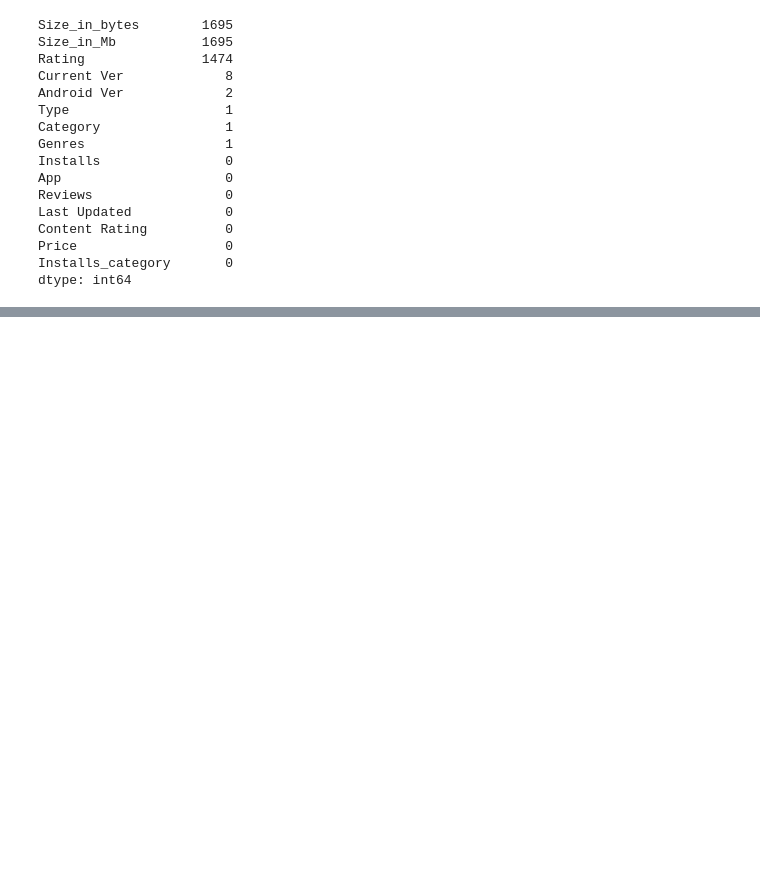
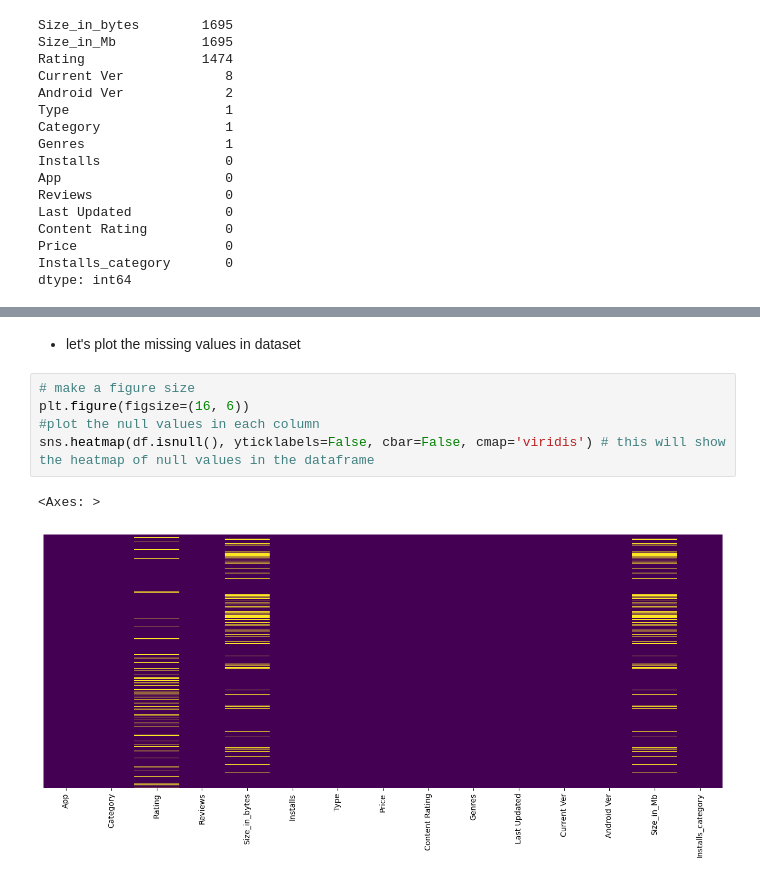
Before and after one commit to AltafHussain533/python-for-data-science, a Jupyter notebook: pandas_tips_trick/05_complete_EDA_google_playstore_data.ipynb, the cells around one changed output, grey strips where cells are left out. Drawn from its saved outputs; the diff is of its cells as text; blank space fills up the shorter version.

```diff
--- a/pandas_tips_trick/05_complete_EDA_google_playstore_data.ipynb
+++ b/pandas_tips_trick/05_complete_EDA_google_playstore_data.ipynb
@@ -464,0 +488,10 @@ dtype: int64
+# %% [markdown]
+- let's plot the missing values in dataset
+# %%
+# make a figure size
+plt.figure(figsize=(16, 6))
+#plot the null values in each column
+sns.heatmap(df.isnull(), yticklabels=False, cbar=False, cmap='viridis') # this will show the heatmap of null values in the dataframe
+# %% [output]
+<Axes: >
+[figure, added]
```
Also changed, not shown: parts of 27 cells of this notebook.
